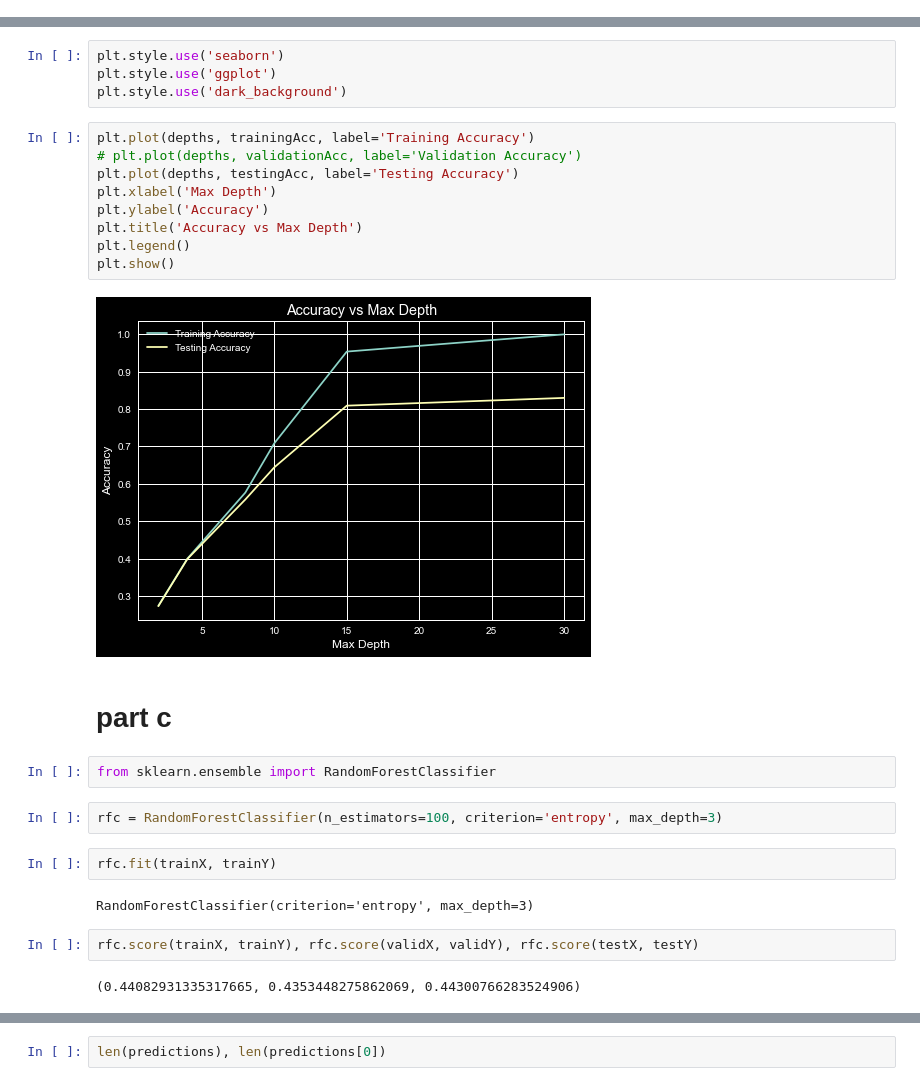
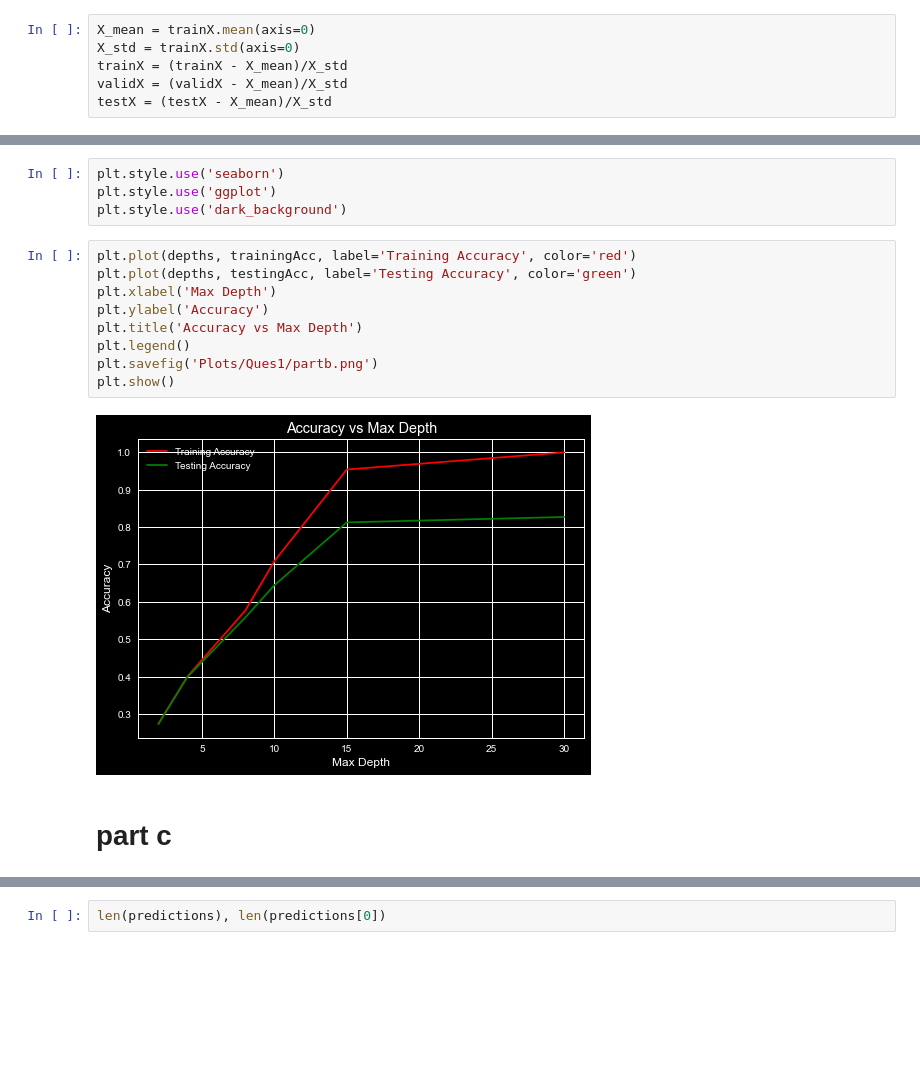
Before and after one commit to PritishWadhwa/ML-Assignments, a Jupyter notebook: Assignment2/q1.ipynb, the cells around one changed output, grey strips where cells are left out. Saved outputs shown, nothing was run; the diff lists cells and outputs as text; blank space fills up the shorter version.

```diff
--- a/Assignment2/q1.ipynb
+++ b/Assignment2/q1.ipynb
@@ -113,6 +171,12 @@ testX = testData.drop(['month'], axis=1)
 testX.shape, trainX.shape, validX.shape, testY.shape, trainY.shape, validY.shape
 # %% [output]
 ((6264, 11), (29229, 11), (6264, 11), (6264,), (29229,), (6264,))
+# %%
+X_mean = trainX.mean(axis=0)
+X_std = trainX.std(axis=0)
+trainX = (trainX - X_mean)/X_std
+validX = (validX - X_mean)/X_std
+testX = (testX - X_mean)/X_std
 # %% [markdown]
 # part a
 # %%
@@ -157,30 +221,18 @@ plt.style.use('seaborn')
 plt.style.use('ggplot')
 plt.style.use('dark_background')
 # %%
-plt.plot(depths, trainingAcc, label='Training Accuracy')
-# plt.plot(depths, validationAcc, label='Validation Accuracy')
-plt.plot(depths, testingAcc, label='Testing Accuracy')
+plt.plot(depths, trainingAcc, label='Training Accuracy', color='red')
+plt.plot(depths, testingAcc, label='Testing Accuracy', color='green')
 plt.xlabel('Max Depth')
 plt.ylabel('Accuracy')
 plt.title('Accuracy vs Max Depth')
 plt.legend()
+plt.savefig('Plots/Ques1/partb.png')
 plt.show()
 # %% [output]
-[figure, old version]
+[figure, new version]
 # %% [markdown]
 # part c
-# %%
-from sklearn.ensemble import RandomForestClassifier
-# %%
-rfc = RandomForestClassifier(n_estimators=100, criterion='entropy', max_depth=3)
-# %%
-rfc.fit(trainX, trainY)
-# %% [output]
-RandomForestClassifier(criterion='entropy', max_depth=3)
-# %%
-rfc.score(trainX, trainY), rfc.score(validX, validY), rfc.score(testX, testY)
-# %% [output]
-(0.44082931335317665, 0.4353448275862069, 0.44300766283524906)
 # %%
 decisionTreeRF = DecisionTreeClassifier(criterion='entropy', max_depth=3)
 predictions = []
```
Also changed, not shown: parts of 6 cells of this notebook, 4 other files.
